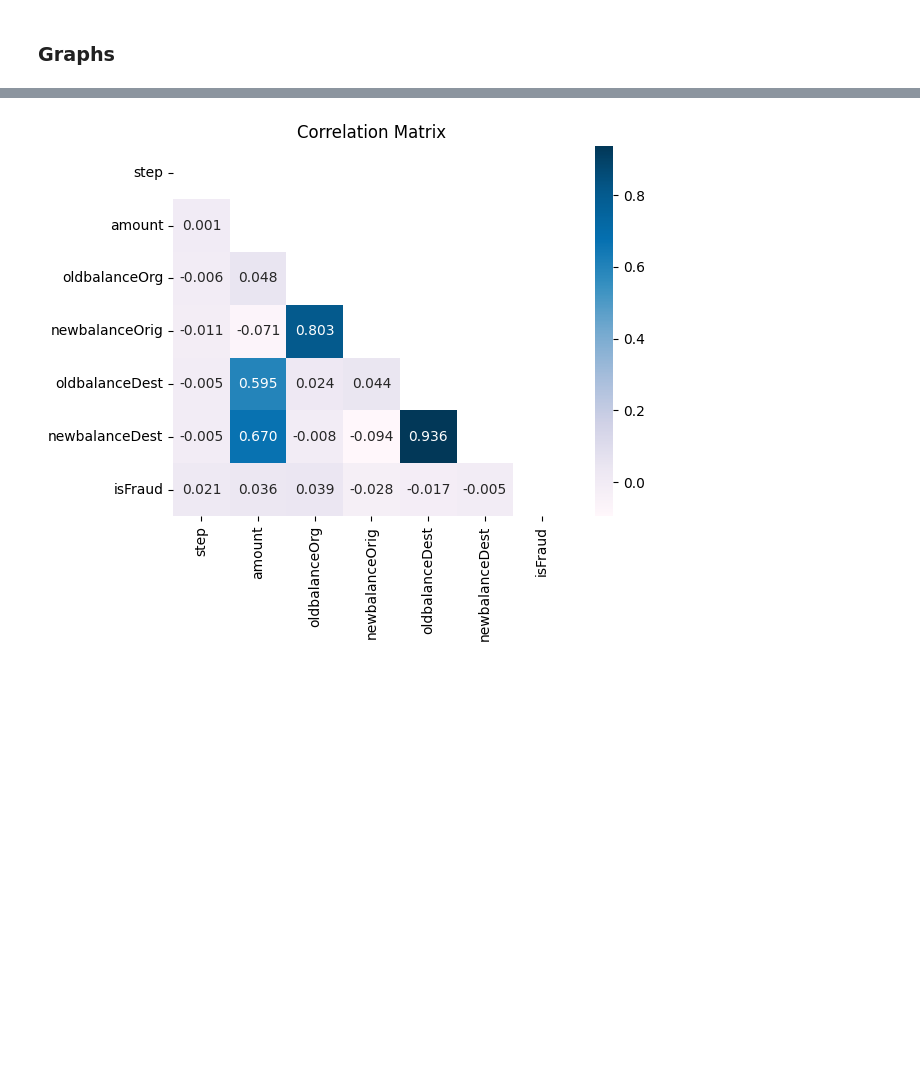
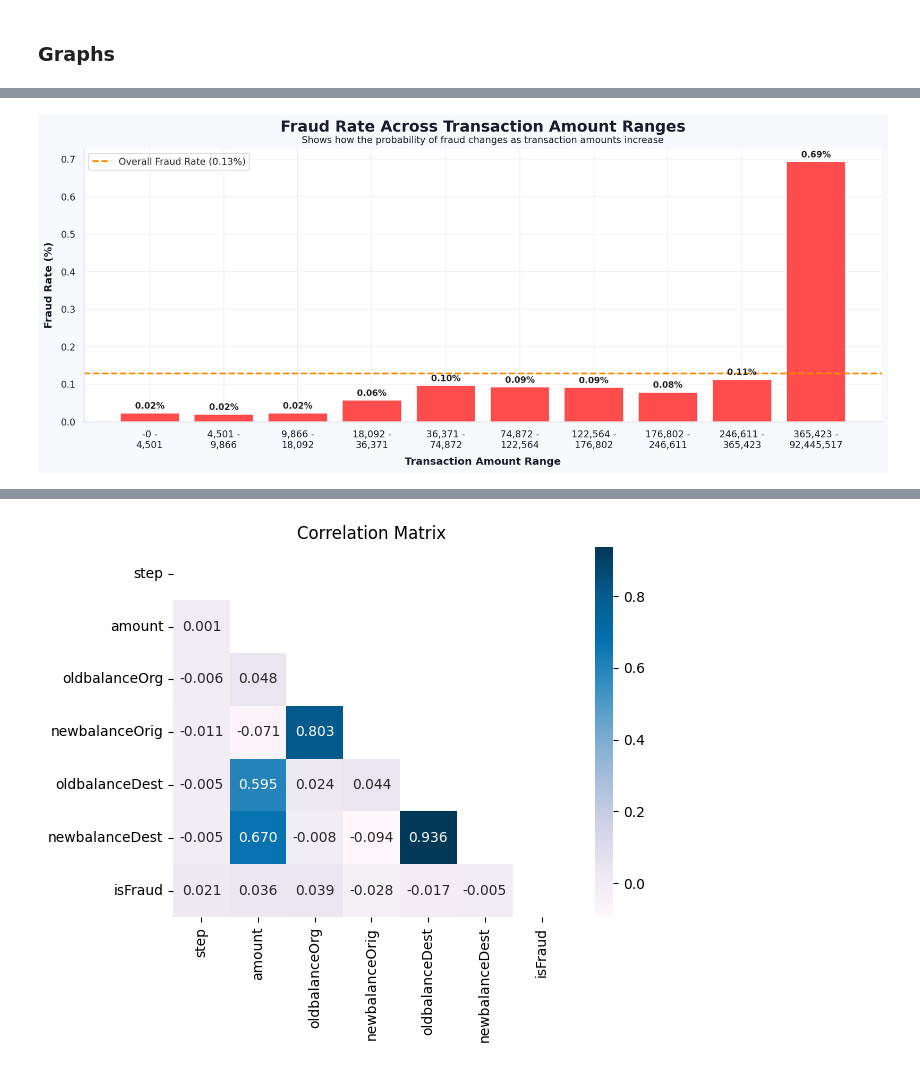
Before and after one commit to luunguyentankhai/ADY201m, a Jupyter notebook: preprocessing/data_cleaning.ipynb, the cells around one changed output, grey strips where cells are left out. Cells and saved outputs as stored; diff of their text form; code cells hidden in the pictures; blank space fills up the shorter version.

```diff
--- a/preprocessing/data_cleaning.ipynb
+++ b/preprocessing/data_cleaning.ipynb
@@ -424,0 +396,93 @@ plt.show()
+# %%
+# ══════════════════════════════════════════════════════
+# 3. AMOUNT – FRAUD RATE BY AMOUNT RANGE
+# ══════════════════════════════════════════════════════
+
+# Chia amount thành 10 nhóm bằng nhau theo quantile
+df["amount_bin"] = pd.qcut(
+    df["amount"],
+    q=10,
+    duplicates="drop"
+)
+
+# Fraud rate của từng nhóm
+fraud_rate_amount = (
+    df.groupby("amount_bin", observed=False)["isFraud"]
+      .mean()
+      * 100
+)
+
+fig, ax = plt.subplots(figsize=(14, 6))
+
+bars = ax.bar(
+    range(len(fraud_rate_amount)),
+    fraud_rate_amount.values,
+    color=PALETTE_FRAUD,
+    edgecolor="white",
+    linewidth=1
+)
+
+# Hiển thị giá trị trên đầu cột
+ax.bar_label(
+    bars,
+    fmt="%.2f%%",
+    padding=3,
+    fontsize=10,
+    fontweight="bold"
+)
+
+# Đường fraud rate trung bình toàn dataset
+overall_rate = df["isFraud"].mean() * 100
+
+ax.axhline(
+    overall_rate,
+    color="#FF8C00",
+    linestyle="--",
+    linewidth=2,
+    label=f"Overall Fraud Rate ({overall_rate:.2f}%)"
+)
+
+# Label khoảng amount
+labels = [
+    f"{interval.left:,.0f} -\n{interval.right:,.0f}"
+    for interval in fraud_rate_amount.index
+]
+
+ax.set_xticks(range(len(labels)))
+ax.set_xticklabels(
+    labels,
+    ha="center"
+)
+
+ax.set_title(
+    "Fraud Rate Across Transaction Amount Ranges",
+    fontsize=18,
+    fontweight="bold",
+    pad=20,
+    color= PALETTE_TEXT
+)
+
+add_subtitle(
+    ax,
+    "Shows how the probability of fraud changes as transaction amounts increase"
+)
+
+ax.set_xlabel(
+    "Transaction Amount Range",
+    fontsize=12,
+    fontweight="bold"
+)
+
+ax.set_ylabel(
+    "Fraud Rate (%)",
+    fontsize=12,
+    fontweight="bold"
+)
+
+ax.legend()
+
+plt.tight_layout()
+
+df = df.drop(columns= 'amount_bin')
+# %% [output]
+[figure, added]
```
Also changed, not shown: parts of 61 cells of this notebook.
